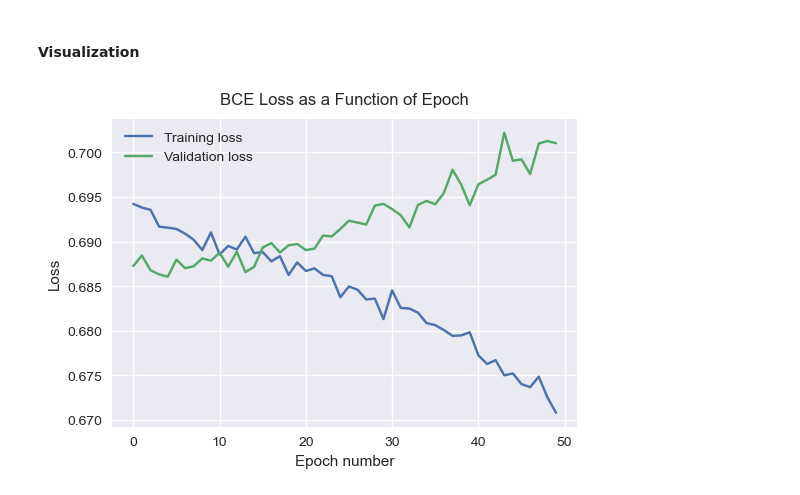
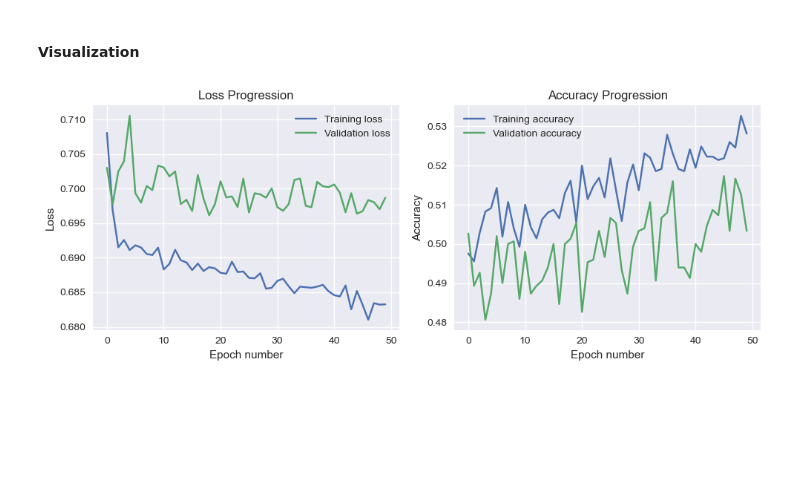
Before and after one commit to baron-de-montblanc/DL-Final-Project, a Jupyter notebook: workbook_FCNN.ipynb, the cells around one changed output. Cells and saved outputs as stored; diff of their text form; code cells hidden in the pictures; blank space fills up the shorter version.

```diff
--- a/workbook_FCNN.ipynb
+++ b/workbook_FCNN.ipynb
@@ -78,7 +78,7 @@ from model import TeacherFCNN, train_one_epoch, test
 
 # model initialization
 teacher_fcnn = TeacherFCNN(num_features=int(cons_data.shape[1]*cons_data.shape[2]))
-optimizer = optim.Adam(teacher_fcnn.parameters(), lr=0.0001)
+optimizer = optim.Adam(teacher_fcnn.parameters(), lr=1e-3, weight_decay=1e-5)
 criterion = nn.BCELoss(reduction='none')
 
 # Device configuration
@@ -137,8 +128,8 @@ Final test loss: 0.6948  Final test acc: 0.5207
 # %% [markdown]
 #### Visualization
 # %%
-from visualize import plot_accuracy, plot_loss
+from visualize import plot_loss_and_accuracy
 
-plot_loss(loss_list, val_loss_list)
+plot_loss_and_accuracy(loss_list, val_loss_list, acc_list, val_acc_list)
 # %% [output]
-[figure, old version]
+[figure, new version]
```
Also changed, not shown: parts of 22 cells of this notebook, 6 other files.
